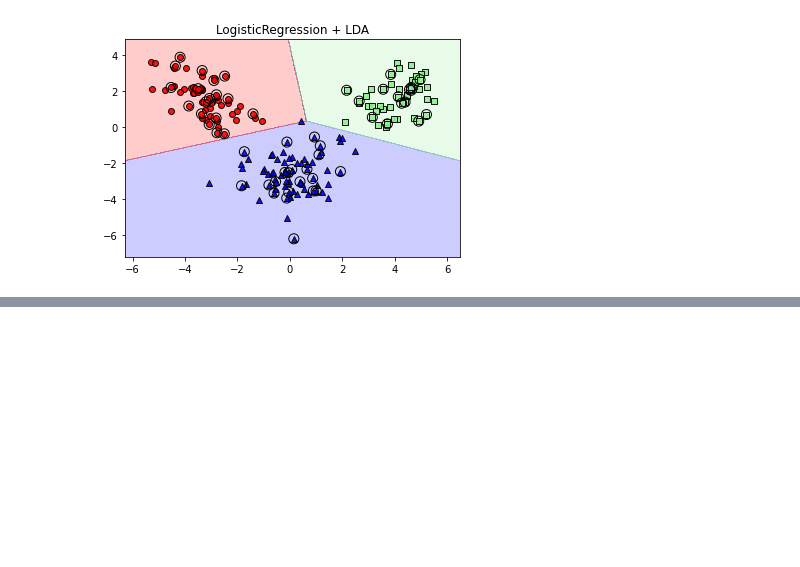
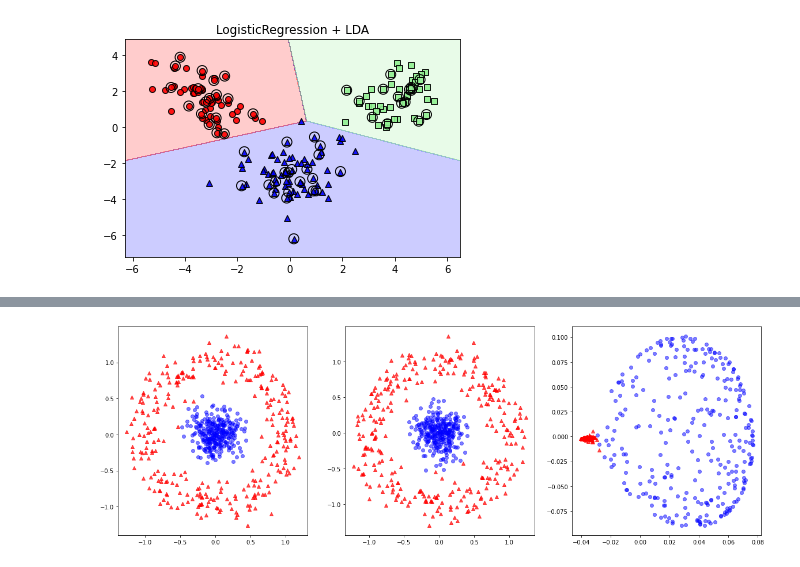
Before and after one commit to Artexxx/Artem-python, a Jupyter notebook: algorithms/Pre-Processing/Building_Good_Training_Datasets.ipynb, the cells around one changed output, grey strips where cells are left out. Cells and saved outputs as stored; diff of their text form; code cells hidden in the pictures; blank space fills up the shorter version.

```diff
--- a/algorithms/Pre-Processing/Building_Good_Training_Datasets.ipynb
+++ b/algorithms/Pre-Processing/Building_Good_Training_Datasets.ipynb
@@ -364,0 +348,28 @@ NameError: name 'x1' is not defined
+# %%
+from sklearn.decomposition import PCA
+from PCA_kernel_RBF import PCA_kernel_RBF
+from sklearn.datasets import make_circles
+X, y = make_circles(n_samples=600, factor = 0.1, noise=0.15, random_state=42)
+
+scikit_pca = PCA(n_components=2)
+X_spca = scikit_pca.fit_transform(X)
+X_kpca, eigen_vals = PCA_kernel_RBF(X, gamma=15, k_features=2)
+
+fig, ax = plt.subplots(nrows=1, ncols=3, figsize=(20, 20/3))
+# raw data
+ax[0].scatter(X[y == 0, 0], X[y == 0, 1],
+              color='red', marker='^', alpha=0.7)
+ax[0].scatter(X[y == 1, 0], X[y == 1, 1],
+              color='blue', marker='o', alpha=0.5)
+# scikit_pca
+ax[1].scatter(X_spca[y == 0, 0], X_spca[y == 0, 1],
+              color='red', marker='^', alpha=0.7)
+ax[1].scatter(X_spca[y == 1, 0], X_spca[y == 1, 1],
+              color='blue', marker='o', alpha=0.5)
+# kernel_pca
+ax[2].scatter(X_kpca[y == 0, 0], X_kpca[y == 0, 1],
+              color='red', marker='^', alpha=0.7)
+ax[2].scatter(X_kpca[y == 1, 0], X_kpca[y == 1, 1],
+              color='blue', marker='o', alpha=0.5);
+# %% [output]
+[figure, added]
```
Also changed, not shown: parts of 8 cells of this notebook, 5 other files.
